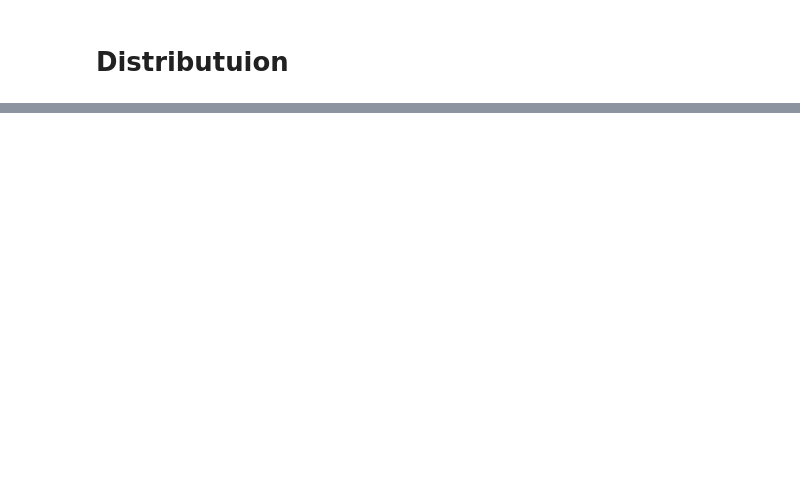
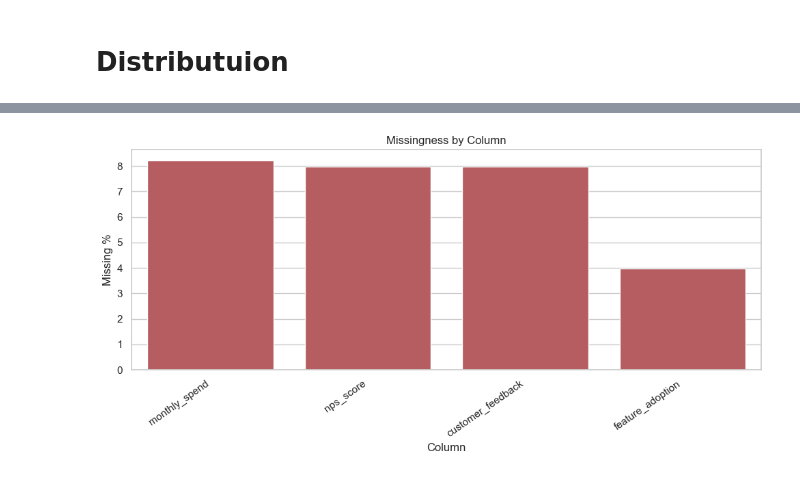
Before and after one commit to Wewds1/ML_Projects, a Jupyter notebook: customer_lifetime/notebooks/01_eda.ipynb, the cells around one changed output, grey strips where cells are left out. Saved outputs shown, nothing was run; the diff lists cells and outputs as text; code cells hidden in the pictures; blank space fills up the shorter version.

```diff
--- a/customer_lifetime/notebooks/01_eda.ipynb
+++ b/customer_lifetime/notebooks/01_eda.ipynb
@@ -142,0 +298,16 @@ plt.show()
+# %%
+missing_pct = (df.isna().mean() * 100).sort_values(ascending=False)
+missing_df = missing_pct[missing_pct > 0].reset_index()
+missing_df.columns = ["column", "missing_pct"]
+
+plt.figure(figsize=(10, 5))
+sns.barplot(data=missing_df, x="column", y="missing_pct", color="#c44e52")
+plt.xticks(rotation=35, ha="right")
+plt.ylabel("Missing %")
+plt.xlabel("Column")
+plt.title("Missingness by Column")
+plt.tight_layout()
+plt.savefig("../reports/missingness_by_column.png")
+plt.show()
+# %% [output]
+[figure, added]
```
Also changed, not shown: parts of 10 cells of this notebook, 38 other files.
